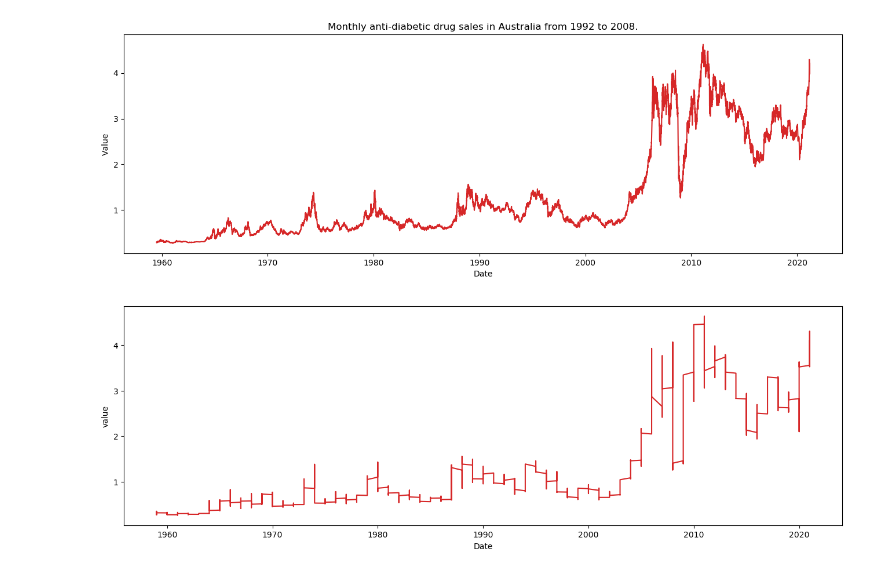
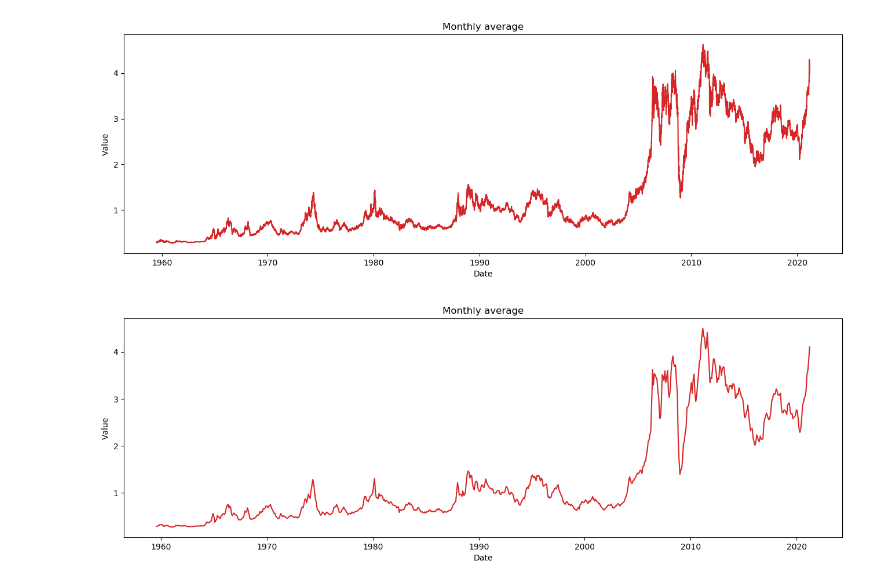
Before and after one commit to shironchen/Hack8, a Jupyter notebook: TIme Series V 0.1.ipynb, the cells around one changed output. Cells and saved outputs as stored; diff of their text form; code cells hidden in the pictures.

```diff
--- a/TIme Series V 0.1.ipynb
+++ b/TIme Series V 0.1.ipynb
@@ -36,13 +17,13 @@ df[:30]
 # %%
-def plot_df(df, x, y, title="", xlabel='Date', ylabel='Value', dpi=100):
+ def plot_df(df, x, y, title="", xlabel='Date', ylabel='Value', dpi=100):
     plt.figure(figsize=(16,5), dpi=dpi)
     plt.plot(x, y, color='tab:red')
     plt.gca().set(title=title, xlabel=xlabel, ylabel=ylabel)
     plt.show()
 
-plot_df(df, x=df.index, y=df.value, title='Monthly anti-diabetic drug sales in Australia from 1992 to 2008.')
+plot_df(df, x=df.index, y=df.value, title='Monthly average')
 # %% [output]
-[figure, old version]
+[figure, new version]
 # %%
 # df.set_index('date', inplace=True)
 # df.index = pd.to_datetime(df.index)
@@ -52,11 +31,10 @@ df.to_excel("test_02.xlsx")
 # %%
-# Draw Plot
-def plot_df(df, x, y, title="", xlabel='Date', ylabel='value', dpi=100):
+def plot_df(df, x, y, title="", xlabel='Date', ylabel='Value', dpi=100):
     plt.figure(figsize=(16,5), dpi=dpi)
     plt.plot(x, y, color='tab:red')
     plt.gca().set(title=title, xlabel=xlabel, ylabel=ylabel)
     plt.show()
 
-plot_df(df, x=df.year, y=df.value, title='')
+plot_df(df, x=df.index, y=df.value, title='Monthly average')
 # %% [output]
-[figure, old version]
+[figure, new version]
```
Also changed, not shown: parts of 16 cells of this notebook, 1 other file.
